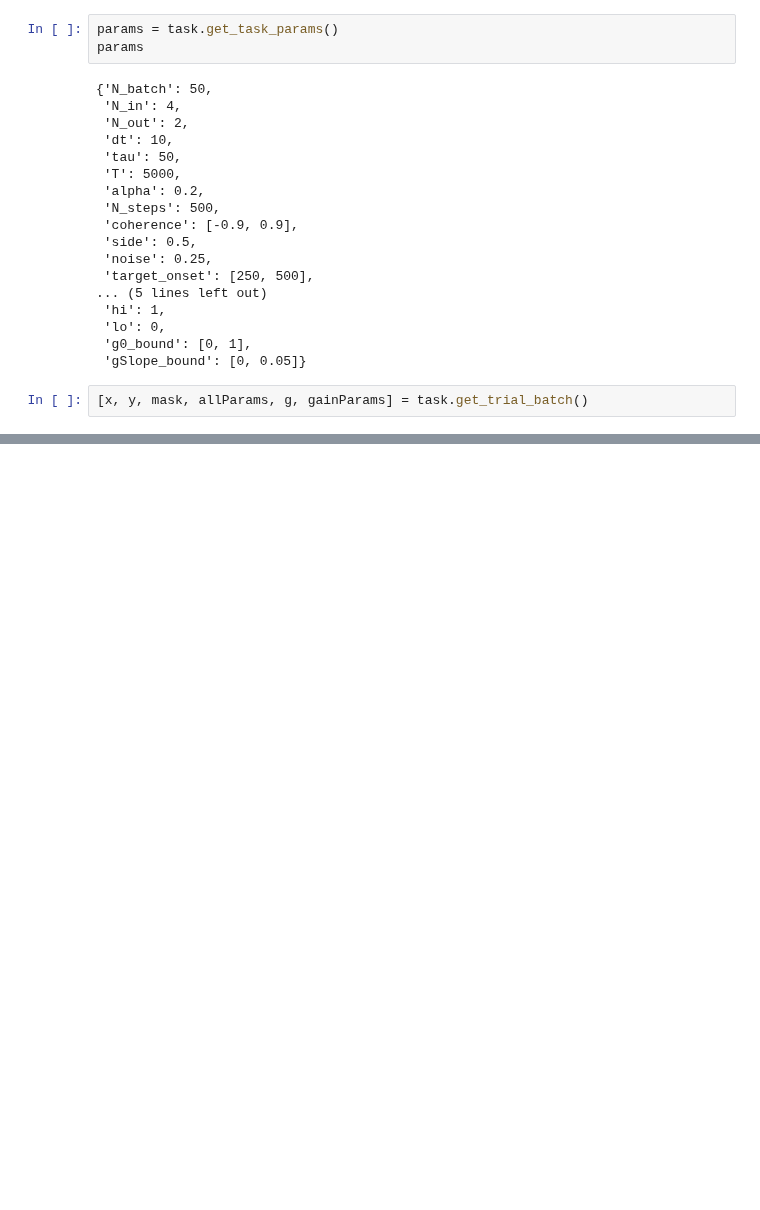
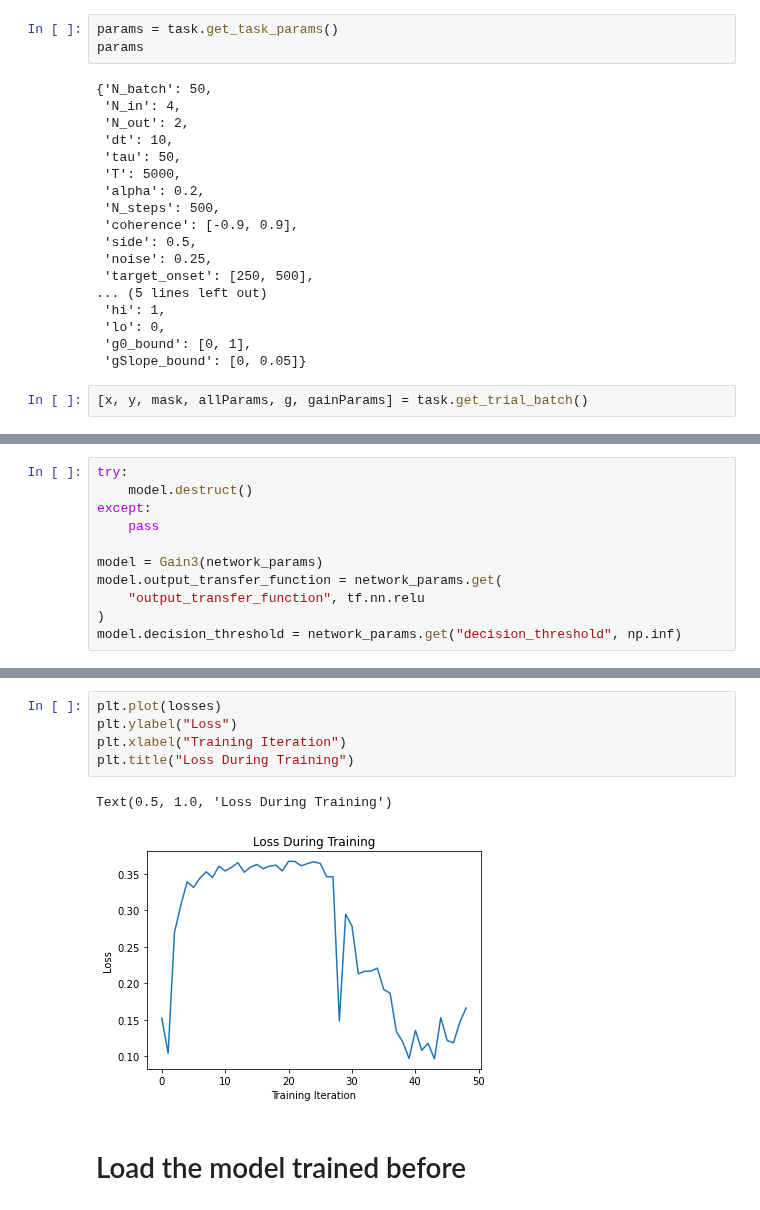
Before and after one commit to trustyuke/PsychRNN, a Jupyter notebook: testNewChecker.ipynb, the cells around one changed output, grey strips where cells are left out. Cells and saved outputs as stored; diff of their text form; blank space fills up the shorter version.

Commit message:
debug gain in gain3

```diff
--- a/testNewChecker.ipynb
+++ b/testNewChecker.ipynb
@@ -130,0 +105,11 @@ AttributeError: 'Gain3' object has no attribute 'g'
+# %%
+try:
+    model.destruct()
+except:
+    pass
+
+model = Gain3(network_params)
+model.output_transfer_function = network_params.get(
+    "output_transfer_function", tf.nn.relu
+)
+model.decision_threshold = network_params.get("decision_threshold", np.inf)
@@ -130,0 +155,10 @@ AttributeError: 'Gain3' object has no attribute 'g'
+# %%
+plt.plot(losses)
+plt.ylabel("Loss")
+plt.xlabel("Training Iteration")
+plt.title("Loss During Training")
+# %% [output]
+Text(0.5, 1.0, 'Loss During Training')
+[figure, added]
+# %% [markdown]
+# Load the model trained before
```
Also changed, not shown: parts of 25 cells of this notebook, 5 other files.
